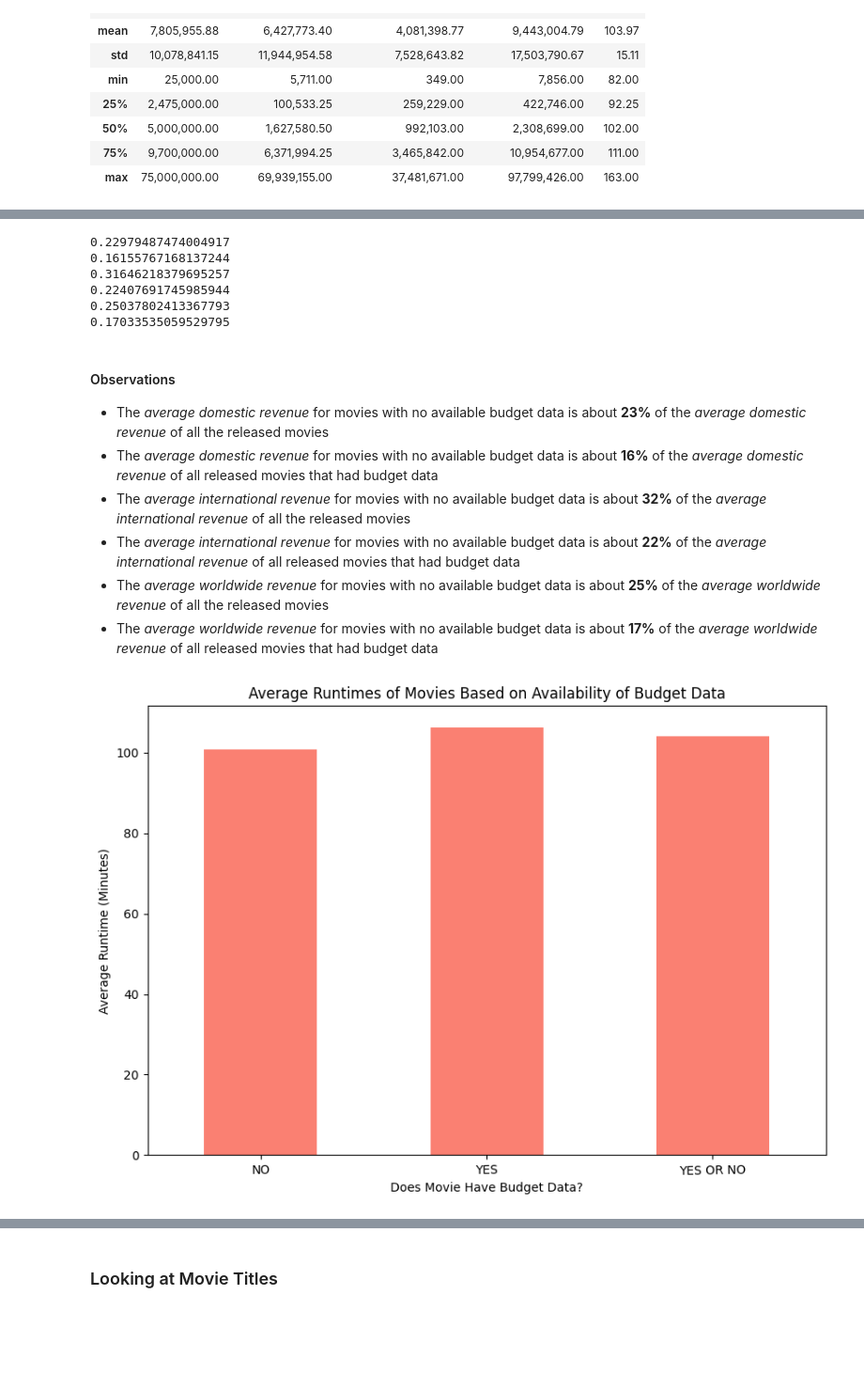
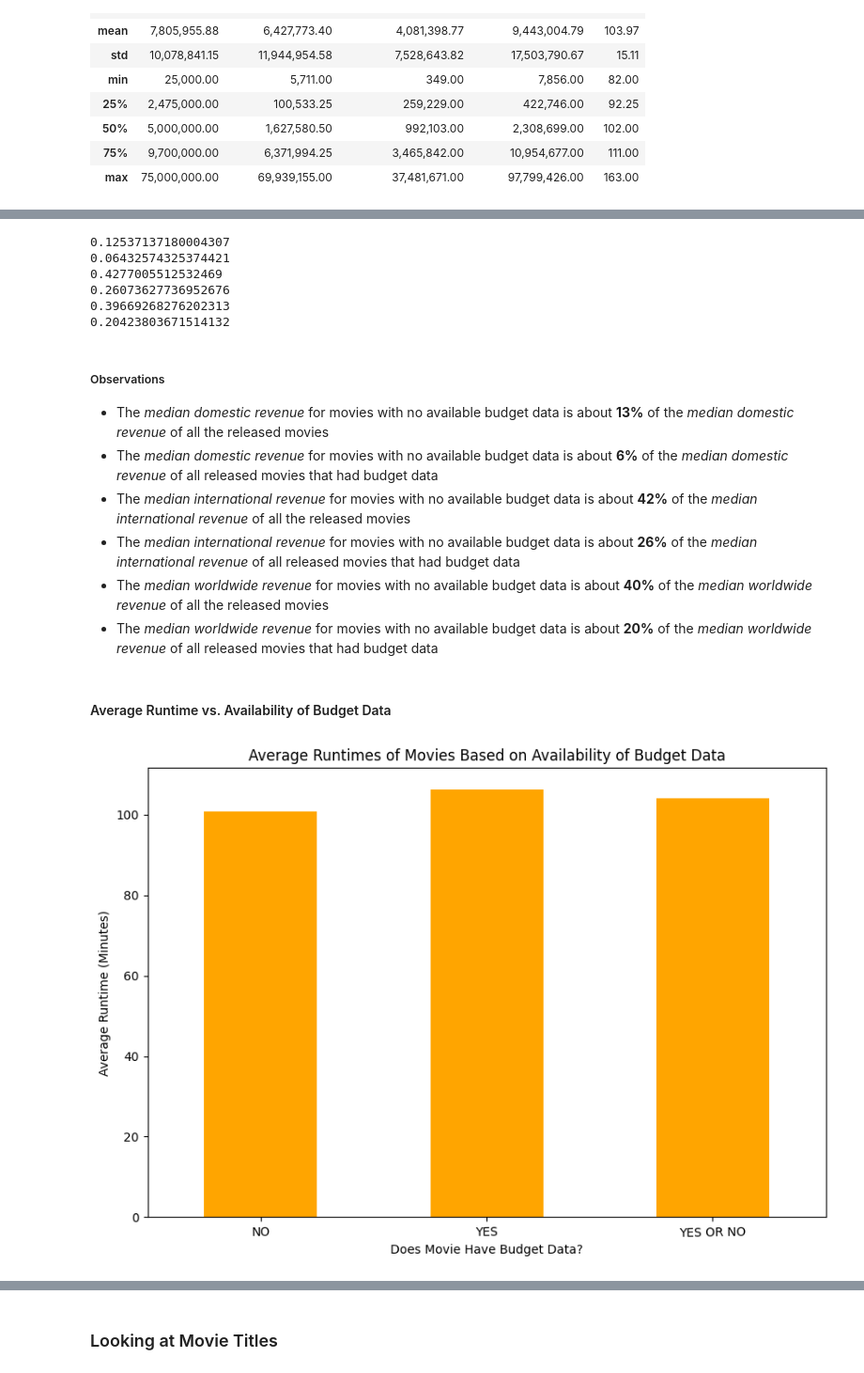
Before and after one commit to AlexPMorton/A24-Movies-EDA, a Jupyter notebook: A24_EDA.ipynb, the cells around one changed output, grey strips where cells are left out. Shown at 94% size. Cells and saved outputs as stored; diff of their text form; code cells hidden in the pictures; blank space fills up the shorter version.

```diff
--- a/A24_EDA.ipynb
+++ b/A24_EDA.ipynb
@@ -185,26 +188,26 @@ A24.describe()
 A24_budget = A24.copy()
 
 # Adding new column to distinguish which movies have budget data
-A24_budget['has_budget'] = np.select([A24_budget['budget'].isnull(), A24_budget['budget'].notnull()], ['NO','YES'], default='Unknown')
-A24_budget_grouped = A24_budget.groupby(['has_budget']).mean()
+A24_budget['has_budget'] = np.select([A24_budget['budget'].isnull(), A24_budget['budget'].notnull()], ['NO','YES'], default='')
+A24_budget_grouped = A24_budget.groupby(['has_budget']).median()
 
 # New dataframe for all movies with or without budget data
 A24_budget_all = A24.copy()
 
 # Adding new column for grouping by all movies with or without budget data
-A24_budget_all['has_budget'] = np.select([A24_budget['budget'].any()], ['YES OR NO'], default='Unknown')
-A24_budget_all_grouped = A24_budget_all.groupby(['has_budget']).mean()
+A24_budget_all['has_budget'] = np.select([A24_budget['budget'].any()], ['YES OR NO'], default='')
+A24_budget_all_grouped = A24_budget_all.groupby(['has_budget']).median()
 
 # Combining the two data frames together
-A24_budgets = pd.concat([A24_budget_grouped,A24_budget_all_grouped], sort = False)
+A24_budgets_median = pd.concat([A24_budget_grouped,A24_budget_all_grouped], sort = False)
 
 # Creating plot for average revenues vs. availability of budget data
-budgets_revenues_plot = A24_budgets[['domestic_revenue','international_revenue','worldwide_revenue']].plot(kind='bar', figsize = (10,10/1.5), color = ['orange','tomato','darkviolet'], rot = 1,
-xlabel='Does Movie Have Budget Data?', ylabel='Average Revenue (USD)',
-title='Average Revenues of Movies Based on Availability of Budget Data')
+budgets_median_revenues_plot = A24_budgets_median[['domestic_revenue','international_revenue','worldwide_revenue']].plot(kind='bar', figsize = (10,10/1.5), color = ['orange','orangered','darkviolet'], rot = 1,
+xlabel='Does Movie Have Budget Data?', ylabel='Median Revenue (USD)',
+title='Average Revenues Based on Availability of Budget Data')
 
 # Formating the y axis
-budgets_revenues_plot.yaxis.set_major_formatter('${x:,.0f}')
+budgets_median_revenues_plot.yaxis.set_major_formatter('${x:,.0f}')
 
-budgets_revenues_plot;
+budgets_median_revenues_plot;
 # %% [output]
@@ -222,39 +227,45 @@ Now, we can see how the different types of average revenue of these "null budget
 # %%
 # Average revenue ratios between movies without budget data and all movies
-mean_dr_ratio_1 = A24_budgets.loc['NO'] ['domestic_revenue'] / A24_budgets.loc['YES OR NO'] ['domestic_revenue']
-mean_dr_ratio_2 = A24_budgets.loc['NO'] ['domestic_revenue'] / A24_budgets.loc['YES'] ['domestic_revenue']
-mean_ir_ratio_1 = A24_budgets.loc['NO'] ['international_revenue'] / A24_budgets.loc['YES OR NO'] ['international_revenue']
-mean_ir_ratio_2 = A24_budgets.loc['NO'] ['international_revenue'] / A24_budgets.loc['YES'] ['international_revenue']
-mean_wwr_ratio_1 = A24_budgets.loc['NO'] ['worldwide_revenue'] / A24_budgets.loc['YES OR NO'] ['worldwide_revenue']
-mean_wwr_ratio_2 = A24_budgets.loc['NO'] ['worldwide_revenue'] / A24_budgets.loc['YES'] ['worldwide_revenue']
+median_dr_ratio_1 = A24_budgets_median.loc['NO'] ['domestic_revenue'] / A24_budgets_median.loc['YES OR NO'] ['domestic_revenue']
+median_dr_ratio_2 = A24_budgets_median.loc['NO'] ['domestic_revenue'] / A24_budgets_median.loc['YES'] ['domestic_revenue']
+median_ir_ratio_1 = A24_budgets_median.loc['NO'] ['international_revenue'] / A24_budgets_median.loc['YES OR NO'] ['international_revenue']
+median_ir_ratio_2 = A24_budgets_median.loc['NO'] ['international_revenue'] / A24_budgets_median.loc['YES'] ['international_revenue']
+median_wwr_ratio_1 = A24_budgets_median.loc['NO'] ['worldwide_revenue'] / A24_budgets_median.loc['YES OR NO'] ['worldwide_revenue']
+median_wwr_ratio_2 = A24_budgets_median.loc['NO'] ['worldwide_revenue'] / A24_budgets_median.loc['YES'] ['worldwide_revenue']
 
-print(mean_dr_ratio_1)
-print(mean_dr_ratio_2)
-print(mean_ir_ratio_1)
-print(mean_ir_ratio_2)
-print(mean_wwr_ratio_1)
-print(mean_wwr_ratio_2)
+print(median_dr_ratio_1)
+print(median_dr_ratio_2)
+print(median_ir_ratio_1)
+print(median_ir_ratio_2)
+print(median_wwr_ratio_1)
+print(median_wwr_ratio_2)
 # %% [output]
-0.22979487474004917
-0.16155767168137244
-0.31646218379695257
-0.22407691745985944
-0.25037802413367793
-0.17033535059529795
+0.12537137180004307
+0.06432574325374421
+0.4277005512532469
+0.26073627736952676
+0.39669268276202313
+0.20423803671514132
 # %% [markdown]
-#### Observations
-- The *average domestic revenue* for movies with no available budget data is about **23%** of the *average domestic revenue* of all the released movies
-- The *average domestic revenue* for movies with no available budget data is about **16%** of the *average domestic revenue* of all released movies that had budget data
-- The *average international revenue* for movies with no available budget data is about **32%** of the *average international revenue* of all the released movies
-- The *average international revenue* for movies with no available budget data is about **22%** of the *average international revenue* of all released movies that had budget data
-- The *average worldwide revenue* for movies with no available budget data is about **25%** of the *average worldwide revenue* of all the released movies
-- The *average worldwide revenue* for movies with no available budget data is about **17%** of the *average worldwide revenue* of all released movies that had budget data
+##### Observations
+- The *median domestic revenue* for movies with no available budget data is about **13%** of the *median domestic revenue* of all the released movies
+- The *median domestic revenue* for movies with no available budget data is about **6%** of the *median domestic revenue* of all released movies that had budget data
+- The *median international revenue* for movies with no available budget data is about **42%** of the *median international revenue* of all the released movies
+- The *median international revenue* for movies with no available budget data is about **26%** of the *median international revenue* of all released movies that had budget data
+- The *median worldwide revenue* for movies with no available budget data is about **40%** of the *median worldwide revenue* of all the released movies
+- The *median worldwide revenue* for movies with no available budget data is about **20%** of the *median worldwide revenue* of all released movies that had budget data
+# %% [markdown]
+#### Average Runtime vs. Availability of Budget Data
 # %%
-budgets_runtime_plot = A24_budgets[['runtime']].plot(kind='bar', figsize = (10,10/1.5), color = ['salmon'], rot = 1,
+A24_budget_grouped_1 = A24_budget.groupby(['has_budget']).mean()
+A24_budget_all_grouped_1 = A24_budget_all.groupby(['has_budget']).mean()
+A24_budgets_mean= pd.concat([A24_budget_grouped_1,A24_budget_all_grouped_1], sort = False)
+
+budgets_runtime_plot = A24_budgets_mean[['runtime']].plot(kind='bar', figsize = (10,10/1.5), color = ['orange'], rot = 1,
 xlabel='Does Movie Have Budget Data?', ylabel='Average Runtime (Minutes)',
 title='Average Runtimes of Movies Based on Availability of Budget Data')
 
 budgets_runtime_plot.get_legend().remove()
 budgets_runtime_plot;
 # %% [output]
-[figure, old version]
+[figure, new version]
```
Also changed, not shown: parts of 39 cells of this notebook, 2 other files.
